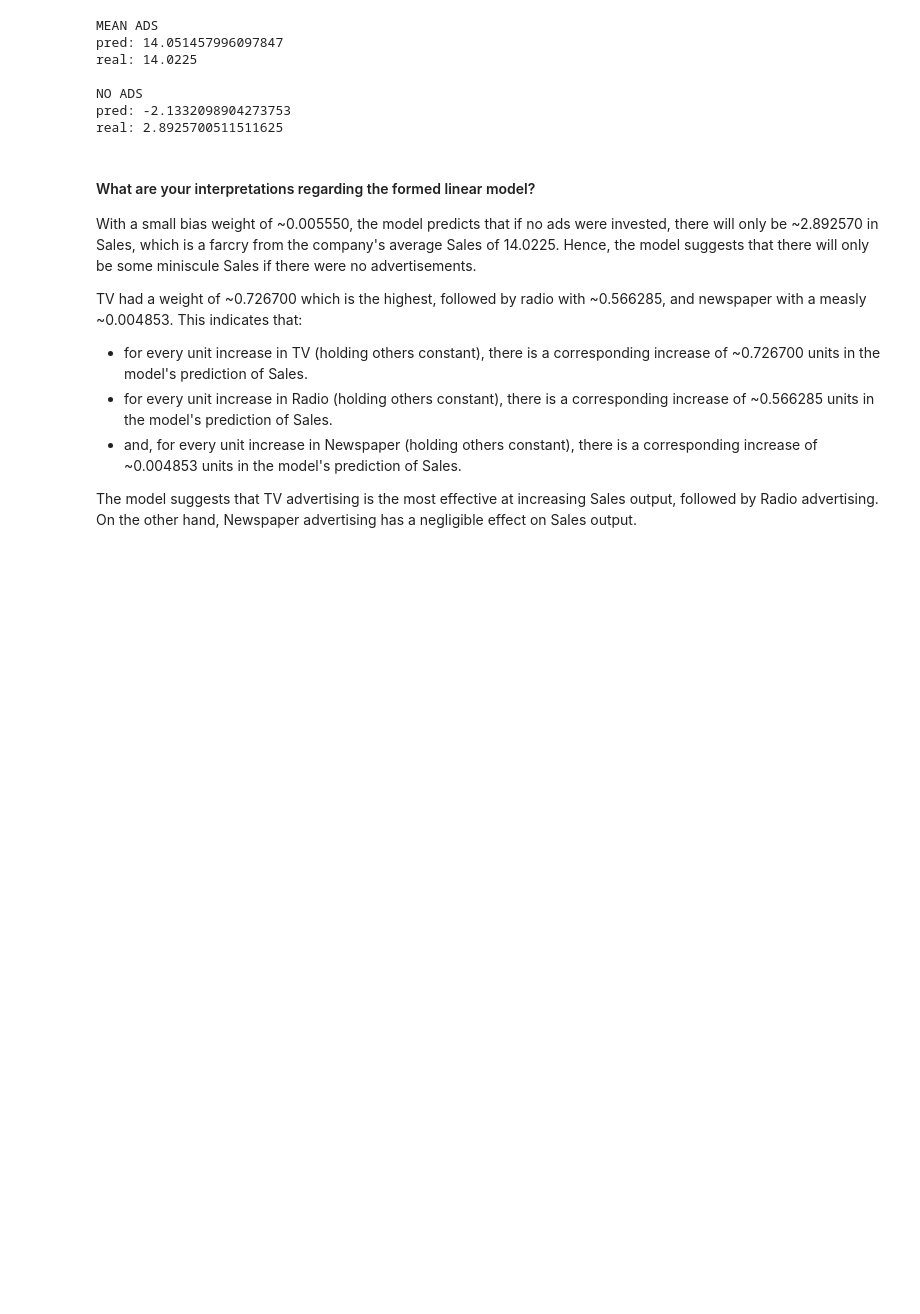
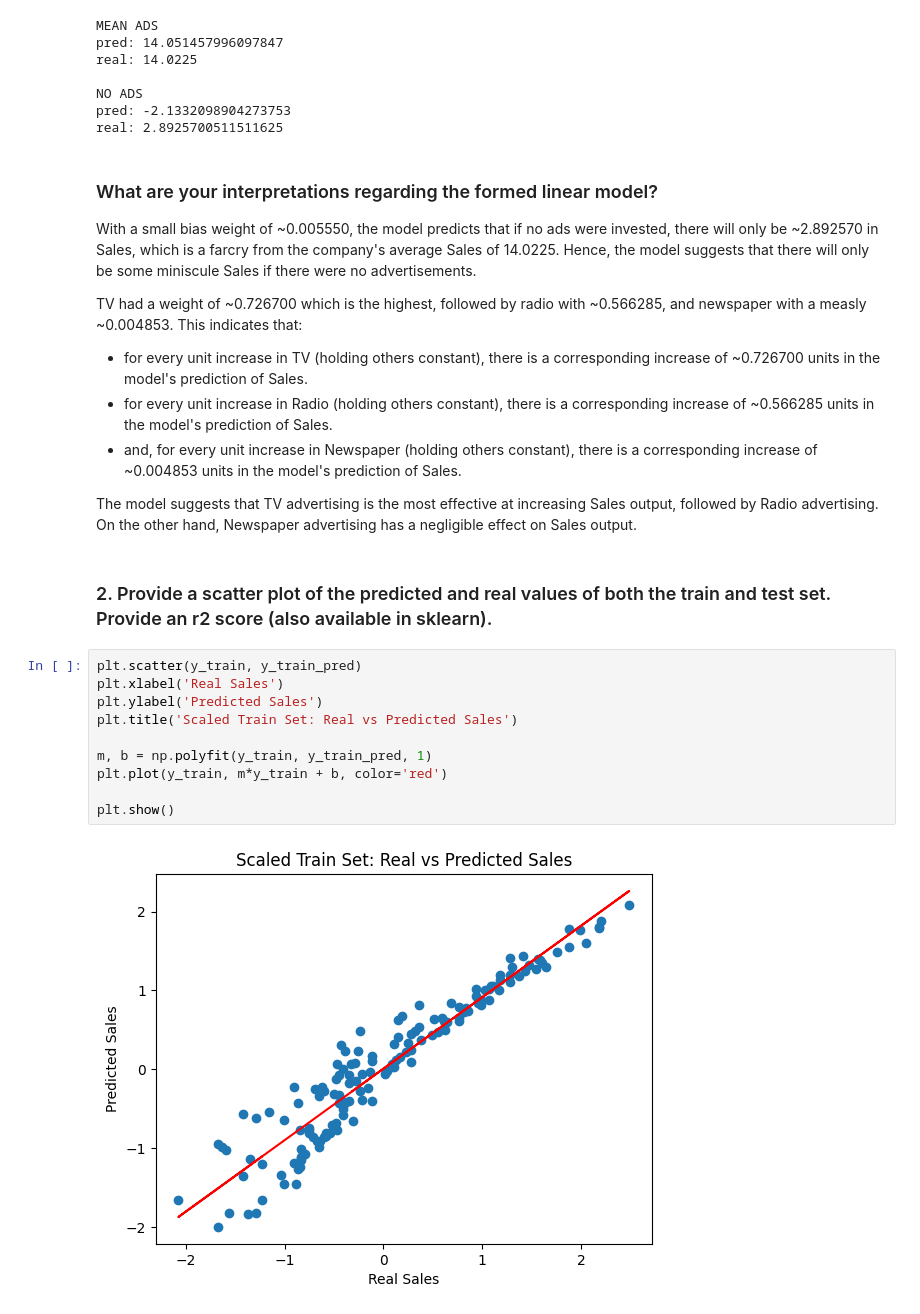
Before and after one commit to Pawmsdayl/CMSC197, a Jupyter notebook: Assignment2/[hw3].ipynb, the cells around one changed output. Cells and saved outputs as stored; diff of their text form; blank space fills up the shorter version.

```diff
--- a/Assignment2/[hw3].ipynb
+++ b/Assignment2/[hw3].ipynb
@@ -235,7 +233,7 @@ NO ADS
 pred: -2.1332098904273753
 real: 2.8925700511511625
 # %% [markdown]
-#### What are your interpretations regarding the formed linear model?
+### What are your interpretations regarding the formed linear model?
 
 With a small bias weight of ~0.005550, the model predicts that if no ads were invested, there will only be ~2.892570 in Sales, which is a farcry from the company's average Sales of 14.0225. Hence, the model suggests that there will only be some miniscule Sales if there were no advertisements.
 
@@ -245,3 +243,17 @@ TV had a weight of ~0.726700 which is the highest, followed by radio with ~0.566
 * and, for every unit increase in Newspaper (holding others constant), there is a corresponding increase of ~0.004853 units in the model's prediction of Sales.
 
 The model suggests that TV advertising is the most effective at increasing Sales output, followed by Radio advertising. On the other hand, Newspaper advertising has a negligible effect on Sales output.
+# %% [markdown]
+### 2. Provide a scatter plot of the predicted and real values of both the train and test set. Provide an r2 score (also available in sklearn).
+# %%
+plt.scatter(y_train, y_train_pred)
+plt.xlabel('Real Sales')
+plt.ylabel('Predicted Sales')
+plt.title('Scaled Train Set: Real vs Predicted Sales')
+
+m, b = np.polyfit(y_train, y_train_pred, 1)
+plt.plot(y_train, m*y_train + b, color='red')
+
+plt.show()
+# %% [output]
+[figure, added]
```
Also changed, not shown: parts of 5 cells of this notebook.
